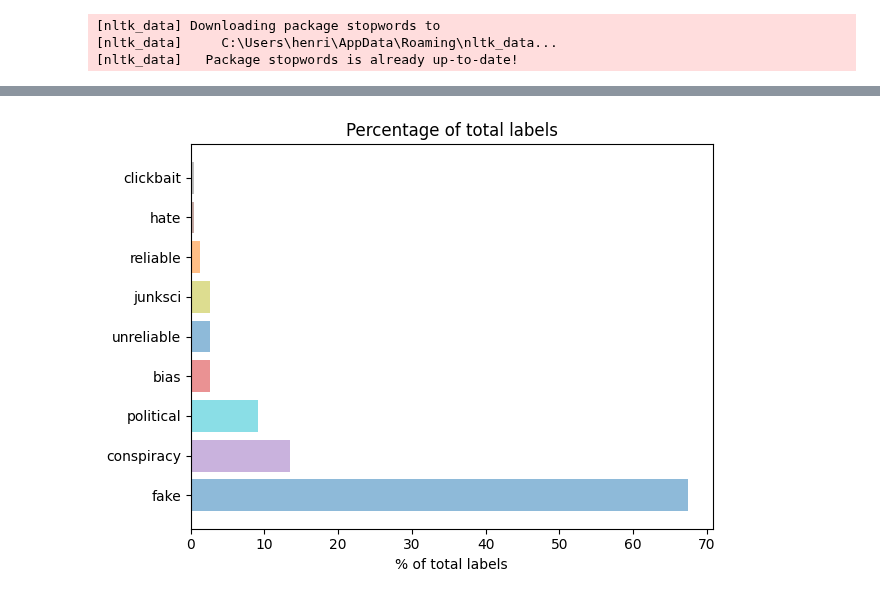
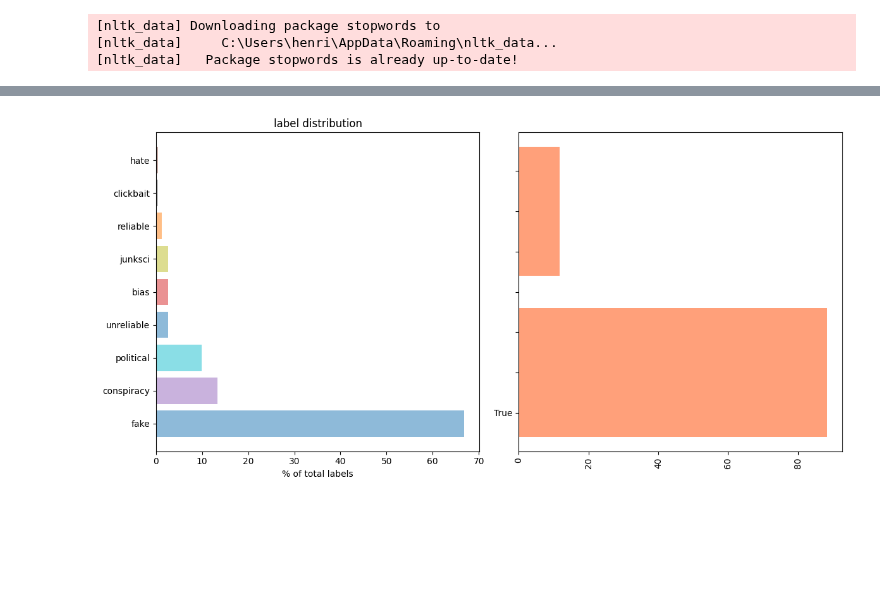
Before and after one commit to henrikdchristensen/DIKU-DS-Exam-FakeNewsDetection, a Jupyter notebook: src/bookhc.ipynb, the cells around one changed output, grey strips where cells are left out. Drawn from its saved outputs; the diff is of its cells as text; code cells hidden in the pictures; blank space fills up the shorter version.

```diff
--- a/src/bookhc.ipynb
+++ b/src/bookhc.ipynb
@@ -24,7 +25,7 @@ Stat.plot_combined_fake_vs_real()
-# %%
-Stat.barplot_type_distribution(percentage = True)
-# %% [output]
-[figure, removed]
+# %%
+Stat.plot_combined_type_fake_vs_real()
+# %% [output]
+[figure, added]
 # %%
 Stat.barplot_domain_distribution(percentage = True)
 # %% [output]
```
Also changed, not shown: parts of 5 cells of this notebook, 2 other files.
